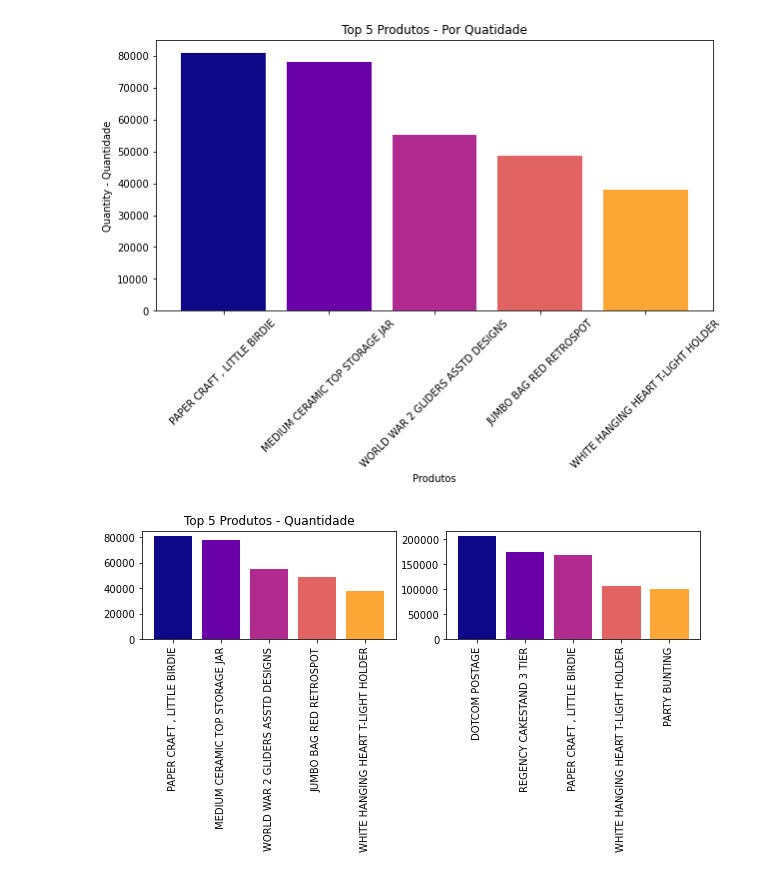
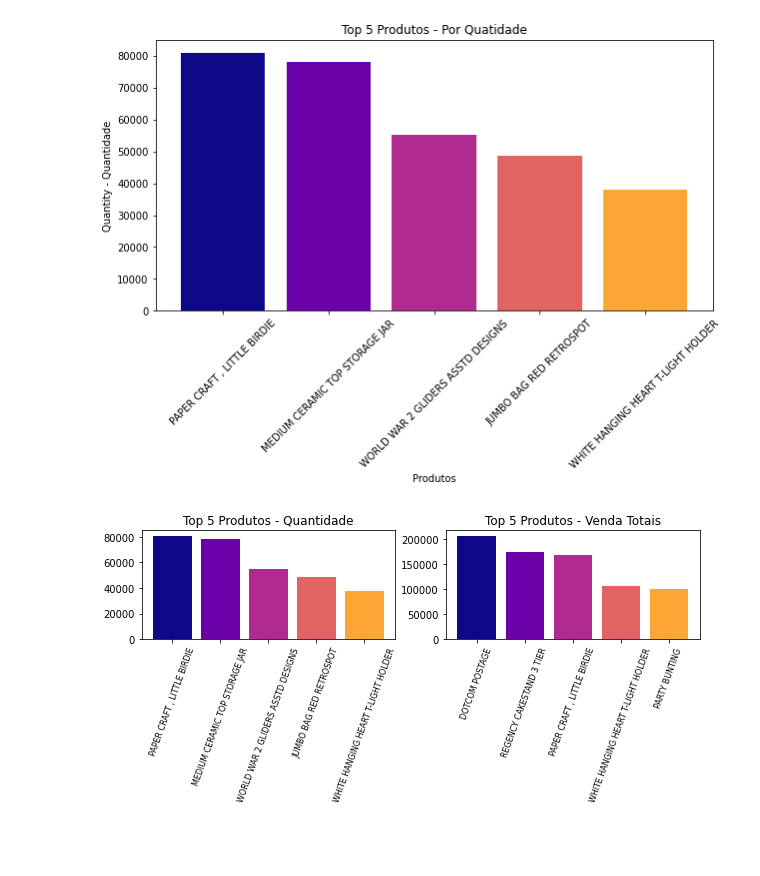
Before and after one commit to Franklin-Souza/portfolio, a Jupyter notebook: Projeto-1_Online_Retail.ipynb, the cells around one changed output. Cells and saved outputs as stored; diff of their text form; code cells hidden in the pictures; blank space fills up the shorter version.

```diff
--- a/Projeto-1_Online_Retail.ipynb
+++ b/Projeto-1_Online_Retail.ipynb
@@ -9,9 +9,9 @@ import pandas as pd
 import matplotlib.pyplot as plt
 # %%
 #Importação de dados
-#file_path = 'C:\\Users\\geral\\Desktop\\JUPITER\\Online+Retail.xlsx'
+file_path = 'C:\\Users\\geral\\Desktop\\JUPITER\\Online+Retail.xlsx'
 
-file_path = 'C:\\Users\\frank\\OneDrive\\Área de Trabalho\\Projeto-1\\Online+Retail.xlsx'
+#file_path = 'C:\\Users\\frank\\OneDrive\\Área de Trabalho\\Projeto-1\\Online+Retail.xlsx'
 
 df = pd.read_excel(file_path)
 # %%
@@ -124,24 +124,34 @@ plt.show()
 # %%
 #Top 5 Produtos - Quantidades e Vendas
 
 top_proucts_quantity = df.groupby('Description')['Quantity'].sum().nlargest(5)
 label_quantity =  top_proucts_quantity.index
 values_quantity = top_proucts_quantity.values
 
 top_proucts_SalesTotals = df.groupby('Description')['SalesTotals'].sum().nlargest(5)
 label_SalesTotals =  top_proucts_SalesTotals.index
 values_SalesTotals = top_proucts_SalesTotals.values
 
+
 fig, (ax1,ax2) = plt.subplots(1,2, figsize=(10, 2))
 
+#### Grafico 1
 ax1.bar(label_quantity, values_quantity, color=[plt.cm.plasma(i / 5) for i in range(5)])
+
 # Define as localizações e rótulos dos ticks
+
+ax1.set_title('Top 5 Produtos - Quantidade')
 ax1.set_xticks(range(len(label_quantity)))
-ax1.set_xticklabels(label_quantity, rotation=90);
-ax1.set_title('Top 5 Produtos - Quantidade')
+ax1.set_xticklabels(label_quantity, rotation=70, fontsize=8);
+
+#### Grafico 2
+
 ax2.bar(label_SalesTotals, values_SalesTotals, color=[plt.cm.plasma(i / 5) for i in range(5)])
+
 # Define as localizações e rótulos dos ticks
+
+ax2.set_title('Top 5 Produtos - Venda Totais')
 ax2.set_xticks(range(len(label_SalesTotals)))
-ax2.set_xticklabels(label_SalesTotals, rotation=90);
+ax2.set_xticklabels(label_SalesTotals, rotation=70,fontsize=8);
 # %% [output]
-[figure, old version]
+[figure, new version]
```
